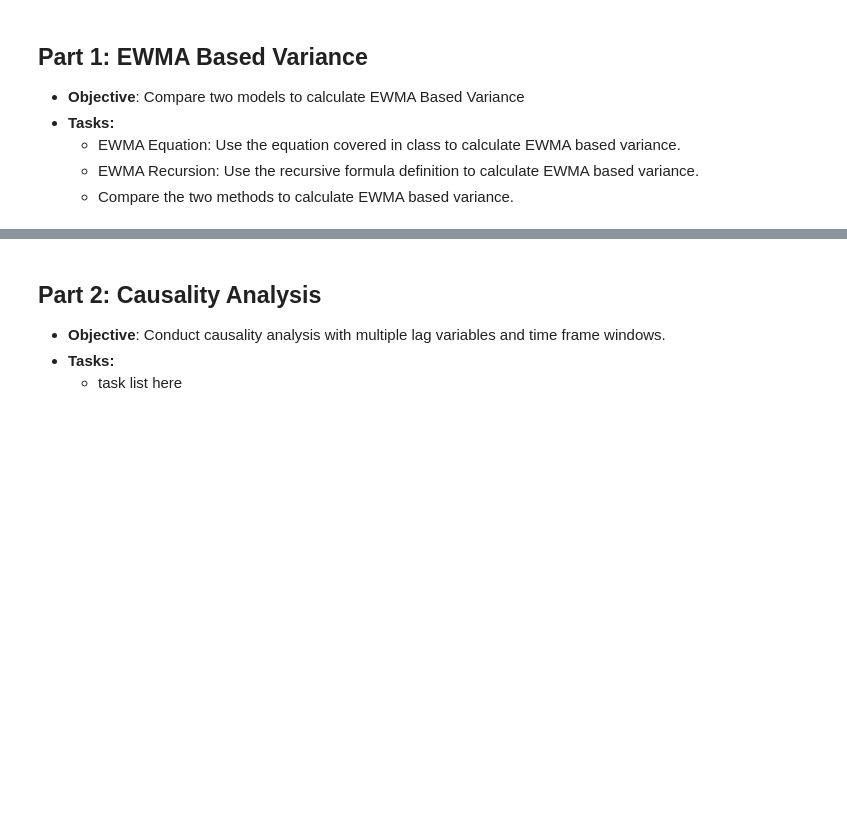
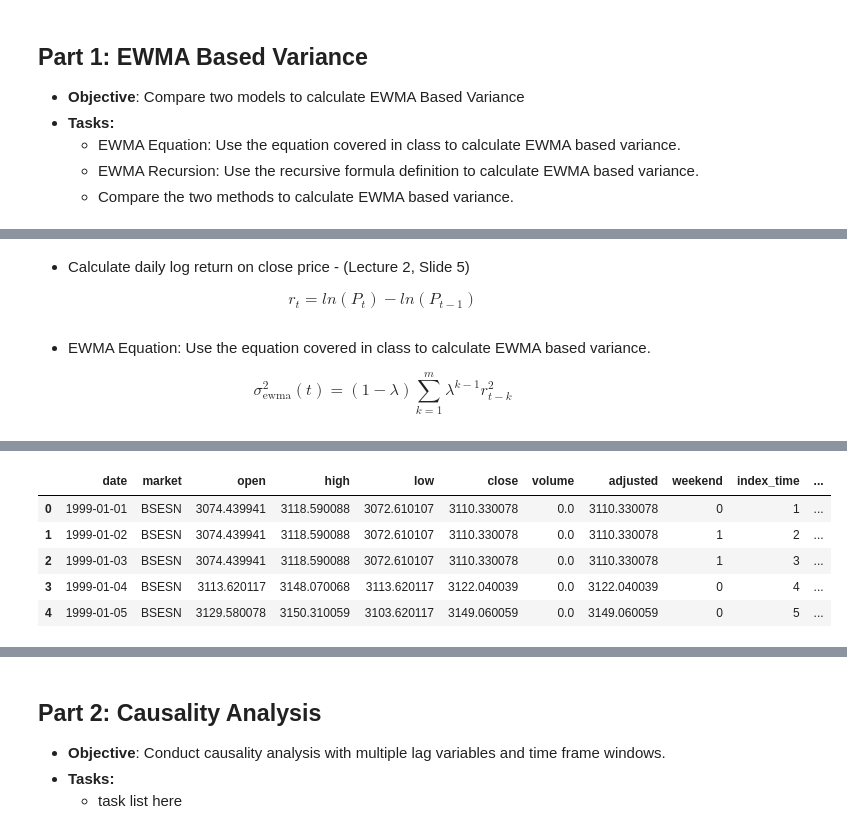
Before and after one commit to amberwalker-ds/Exploring-Advanced-Financial-Modeling-Techniques, a Jupyter notebook: MLF_HW1_code.ipynb, the cells around one changed output, grey strips where cells are left out. Saved outputs shown, nothing was run; the diff lists cells and outputs as text; code cells hidden in the pictures; blank space fills up the shorter version.

```diff
--- a/MLF_HW1_code.ipynb
+++ b/MLF_HW1_code.ipynb
@@ -62,6 +62,12 @@ path_in_ = r'/home/clarice/Documents/VSCode/Term3/ML_Finance/MLF_HW1/inputs/'
 path_out_ = r'/home/clarice/Documents/VSCode/Term3/ML_Finance/MLF_HW1/outputs/'
 # path_in_ = r'/content/drive/MyDrive/ML_Finance/MLF_HW1/inputs/'
 # path_out_ = r'/content/drive/MyDrive/ML_Finance/MLF_HW1/outputs/'
+
+#Global Variables
+
+#used in EWMA calculations
+PARAM_LAMBDA = .94
+PARAM_M = 20
 # %%
 #Import
 
@@ -354,0 +372,63 @@ df_stocks.columns
+# %% [markdown]
+- Calculate daily log return on close price - (Lecture 2, Slide 5)
+
+$$ r_{t} = ln(P_{t}) - ln(P_{t-1}) $$
+# %%
+#Calculate daily return on close price
+
+#get previous close day
+df_stocks['close_lag1'] = df_stocks.groupby(by = ['market'])['close'].shift(1)
+
+#assume that when we don't have previous close information, it is the same as the current day close
+df_stocks['close_lag1'] = df_stocks['close_lag1'].fillna(df_stocks['close'])
+
+#use formula to calculate daily natural log return
+df_stocks['return_ln_daily'] = np.log(df_stocks['close']) - np.log(df_stocks['close_lag1'])
+# %% [markdown]
+- EWMA Equation: Use the equation covered in class to calculate EWMA based variance.
+
+$$\sigma^2_{\text{ewma}}(t) = (1 - \lambda) \sum \limits _{k=1} ^{m} \lambda^{k-1}r^2_{t-k}$$
+# %%
+#EWMA Equation
+
+def ewma_formula(t, M, df_):
+    df_calc = df_[(df_['index_time']<=t)&(df_['index_time']>=(t-M))].copy()
+    df_calc['index_time_ewma_eqn'] = (t - df_calc['index_time']) - 1
+    df_calc['lambda'] = df_calc['index_time_ewma_eqn'].apply(lambda x: PARAM_LAMBDA**x)
+    df_calc['index_value'] = df_calc['lambda']*(df_calc['return_ln_daily_sqrd'])
+    df_calc.loc[df_calc['index_time']==t, 'index_value'] = 0
+    df_calc['ewma_eqn_value'] = df_calc.groupby(by = ['market'])['index_value'].transform('sum')
+    if t == 81:
+        print(df_calc)
+    df_calc.sort_values(by = ['market','date'], ascending = [True, False], inplace = True)
+    df_calc.drop_duplicates(subset = ['market'], inplace = True)
+    df_calc = df_calc[['date','market','ewma_eqn_value']]
+    return df_calc
+
+def ewma_calc(df_, iterations):
+    df_['return_ln_daily_sqrd'] = df_['return_ln_daily']**2
+    df_['ewma_eqn'] = np.nan
+
+    # df_days = df_.copy()
+    # df_days['number_of_days'] = 1
+    # df_days['number_of_days'] = df_days.groupby(by = ['market'])['number_of_days'].transform('sum')
+    # df_days.drop_duplicates(subset = ['market'], inplace = True)
+    # iterations = df_days['number_of_days'].max()
+
+    for t in range(1, iterations+1):
+        # print(t)
+        if t < PARAM_M:
+            M = t
+        else:
+            M = PARAM_M
+        df_ewma_eqn = ewma_formula(t, M, df_)
+        df_ = df_.merge(df_ewma_eqn, how = 'left', on = ['market','date'])
+        df_['ewma_eqn'] = df_['ewma_eqn'].fillna(df_['ewma_eqn_value'])
+        df_.drop(columns = ['ewma_eqn_value'], inplace = True)
+    df_.drop(columns = ['return_ln_daily_sqrd'], inplace = True)
+    return df_
+
+df_check = ewma_calc(df_stocks, 100)
+
+df_check.head()
+# %% [output]
@@ -354,0 +452,6 @@ df_stocks.columns
+|  | date | market | open | high | low | close | volume | adjusted | weekend | index_time | ... |
+| 0 | 1999-01-01 | BSESN | 3074.439941 | 3118.590088 | 3072.610107 | 3110.330078 | 0.0 | 3110.330078 | 0 | 1 | ... |
+| 1 | 1999-01-02 | BSESN | 3074.439941 | 3118.590088 | 3072.610107 | 3110.330078 | 0.0 | 3110.330078 | 1 | 2 | ... |
+| 2 | 1999-01-03 | BSESN | 3074.439941 | 3118.590088 | 3072.610107 | 3110.330078 | 0.0 | 3110.330078 | 1 | 3 | ... |
+| 3 | 1999-01-04 | BSESN | 3113.620117 | 3148.070068 | 3113.620117 | 3122.040039 | 0.0 | 3122.040039 | 0 | 4 | ... |
+| 4 | 1999-01-05 | BSESN | 3129.580078 | 3150.310059 | 3103.620117 | 3149.060059 | 0.0 | 3149.060059 | 0 | 5 | ... |
```
Also changed, not shown: parts of 10 cells of this notebook.
